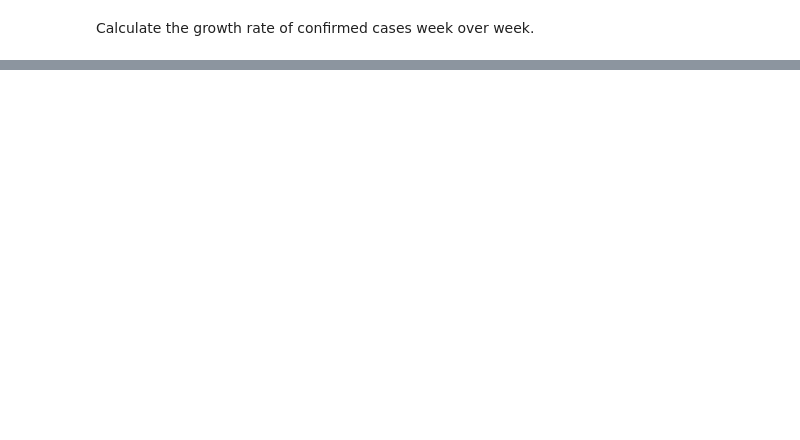
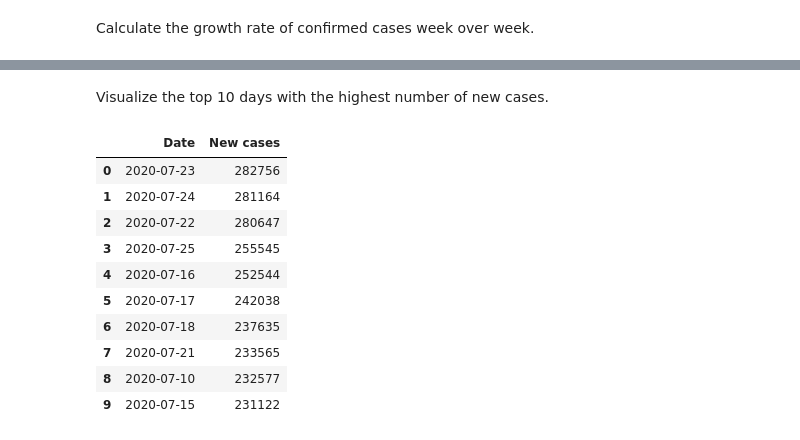
Before and after one commit to akxiit/Normal-Data-Visulization, a Jupyter notebook: notebooks/Covid-19/Day-wise.ipynb, the cells around one changed output, grey strips where cells are left out. Cells and saved outputs as stored; diff of their text form; code cells hidden in the pictures; blank space fills up the shorter version.

```diff
--- a/notebooks/Covid-19/Day-wise.ipynb
+++ b/notebooks/Covid-19/Day-wise.ipynb
@@ -104,0 +127,16 @@ ValueError: cannot insert level_0, already exists
+# %% [markdown]
+Visualize the top 10 days with the highest number of new cases.
+# %%
+df[['Date', 'New cases']].nlargest(10, 'New cases').reset_index(drop=True)
+# %% [output]
+|  | Date | New cases |
+| 0 | 2020-07-23 | 282756 |
+| 1 | 2020-07-24 | 281164 |
+| 2 | 2020-07-22 | 280647 |
+| 3 | 2020-07-25 | 255545 |
+| 4 | 2020-07-16 | 252544 |
+| 5 | 2020-07-17 | 242038 |
+| 6 | 2020-07-18 | 237635 |
+| 7 | 2020-07-21 | 233565 |
+| 8 | 2020-07-10 | 232577 |
+| 9 | 2020-07-15 | 231122 |
```
Also changed, not shown: parts of 3 cells of this notebook.
